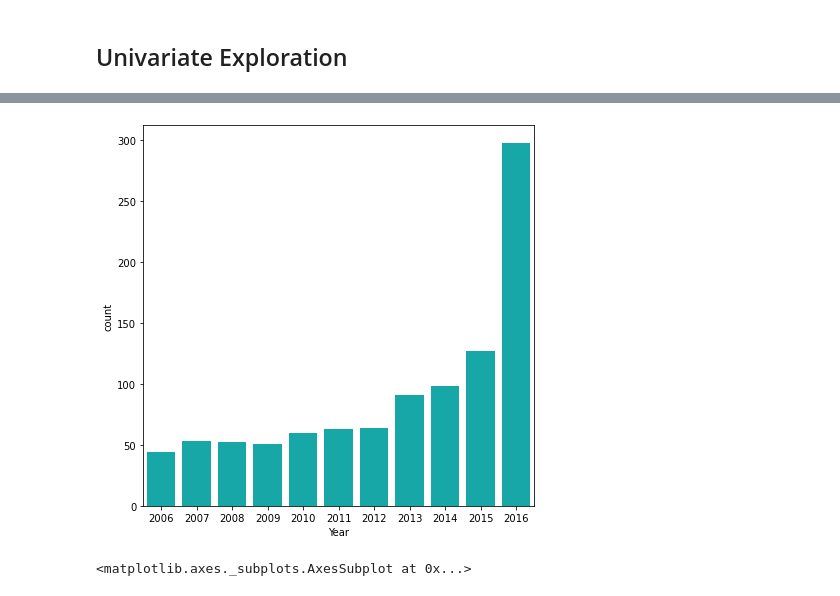
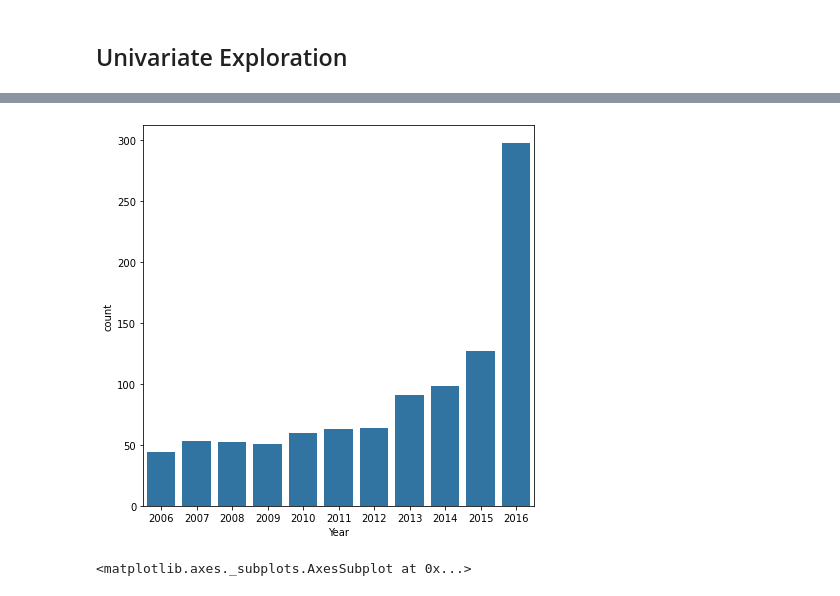
Before and after one commit to yufrances90/Communicate-Data-Findings, a Jupyter notebook: exploration_template-Copy1.ipynb, the cells around one changed output, grey strips where cells are left out. Saved outputs shown, nothing was run; the diff lists cells and outputs as text; code cells hidden in the pictures.

```diff
--- a/exploration_template-Copy1.ipynb
+++ b/exploration_template-Copy1.ipynb
@@ -53,4 +53,5 @@ actors_only_df.columns = ['Title', 'Actor']
 ## Univariate Exploration
 # %%
 plt.rcParams['figure.figsize'] = (7, 7)
+base_color = sns.color_palette()[0]
 # %%
@@ -68,7 +69,7 @@ ax = sns.countplot(y=top_10_actor_df['Actor'], color='c',  order=top_10_actor_df
 # %%
-ax = sns.countplot(df['Year'], color='c')
+ax = sns.countplot(df['Year'], color=base_color)
 # %% [output]
-[figure, old version]
+[figure, new version]
 # %%
 ratings = df['Rating']
 
```
Also changed, not shown: parts of 7 cells of this notebook.
